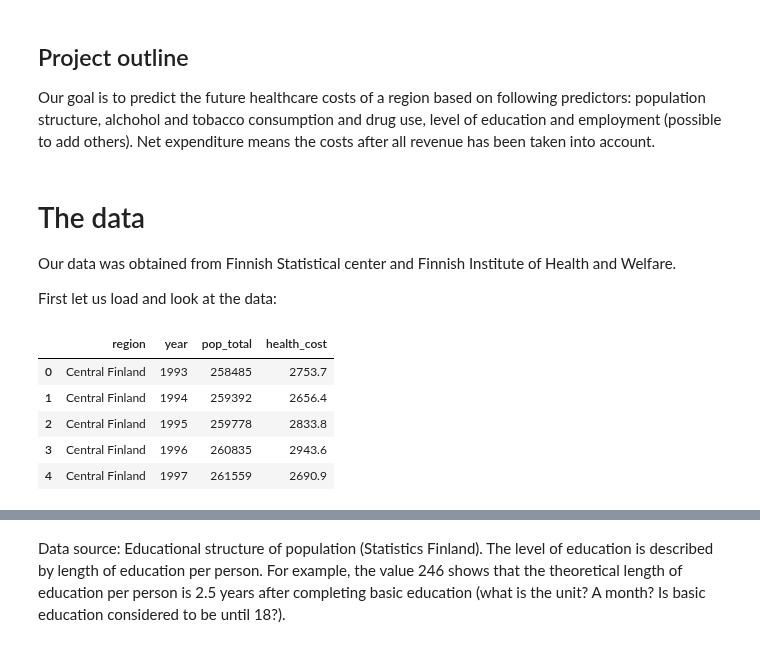
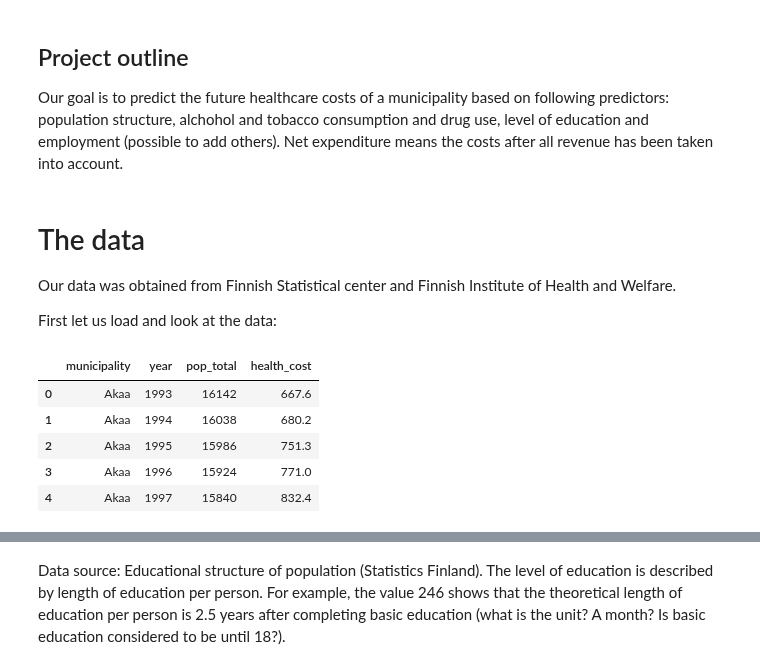
Before and after one commit to AnnaKuokkanen/DataScienceIntro, a Jupyter notebook: intro_to_data_project.ipynb, the cells around one changed output, grey strips where cells are left out. Drawn from its saved outputs; the diff is of its cells as text; code cells hidden in the pictures.

```diff
--- a/intro_to_data_project.ipynb
+++ b/intro_to_data_project.ipynb
@@ -1,7 +1,7 @@
 # %% [markdown]
 ## Project outline
 
-Our goal is to predict the future healthcare costs of a region based on following predictors: population structure, alchohol and tobacco consumption and drug use, level of education and employment (possible to add others). Net expenditure means the costs after all revenue has been taken into account.
+Our goal is to predict the future healthcare costs of a municipality based on following predictors: population structure, alchohol and tobacco consumption and drug use, level of education and employment (possible to add others). Net expenditure means the costs after all revenue has been taken into account.
 # %% [markdown]
 # The data
 
@@ -15,26 +15,25 @@ import numpy as np
 import matplotlib.pyplot as plt
 import sklearn
 # %%
-# Total population of region by year and gender
-pop_total = pd.read_csv("data/pop_by_region.csv", sep=";", header=None,
-                         names=["category", "id", "region", "area_code", "gender", "year", "count", "pop_total"])
+# Total population by year and municipality
+pop_total = pd.read_csv("data/pop_by_municipality.csv", sep=";", header=None,
+                         names=["category", "id", "municipality", "area_code", "gender", "year", "count", "pop_total"])
 
-pop_total = pop_total[["region", "gender", "year", "pop_total"]]
+pop_total = pop_total[["municipality", "gender", "year", "pop_total"]]
 pop_total = pop_total[np.where(pop_total["gender"] == "combined", True, False)]
 pop_total = pop_total.drop(columns=["gender"])
 
-# Total municipal health expenditure (euro per capita) by region and year
-health_cost = pd.read_csv("data/health_per_capita.csv", sep=";", header=None, index_col=False,
-                            names=["category", "id", "region", "area_code", "gender", "year", "health_cost"])
+# Total municipal health expenditure (euro per capita) by municipality and year
+health_cost = pd.read_csv("data/health_per_capita_municipality.csv", sep=";", header=None, index_col=False,
+                            names=["category", "id", "municipality", "area_code", "gender", "year", "health_cost"])
 
-health_cost = health_cost[["region", "year", "health_cost"]]
-
-data = pd.merge(pop_total, health_cost, how="inner", on=["year", "region"])
+health_cost = health_cost[["municipality", "year", "health_cost"]]
+data = pd.merge(pop_total, health_cost, how="inner", on=["year", "municipality"])
 data.head()
 # %% [output]
-|  | region | year | pop_total | health_cost |
-| 0 | Central Finland | 1993 | 258485 | 2753.7 |
-| 1 | Central Finland | 1994 | 259392 | 2656.4 |
-| 2 | Central Finland | 1995 | 259778 | 2833.8 |
-| 3 | Central Finland | 1996 | 260835 | 2943.6 |
-| 4 | Central Finland | 1997 | 261559 | 2690.9 |
+|  | municipality | year | pop_total | health_cost |
+| 0 | Akaa | 1993 | 16142 | 667.6 |
+| 1 | Akaa | 1994 | 16038 | 680.2 |
+| 2 | Akaa | 1995 | 15986 | 751.3 |
+| 3 | Akaa | 1996 | 15924 | 771.0 |
+| 4 | Akaa | 1997 | 15840 | 832.4 |
```
Also changed, not shown: parts of 7 cells of this notebook, 3 other files.
